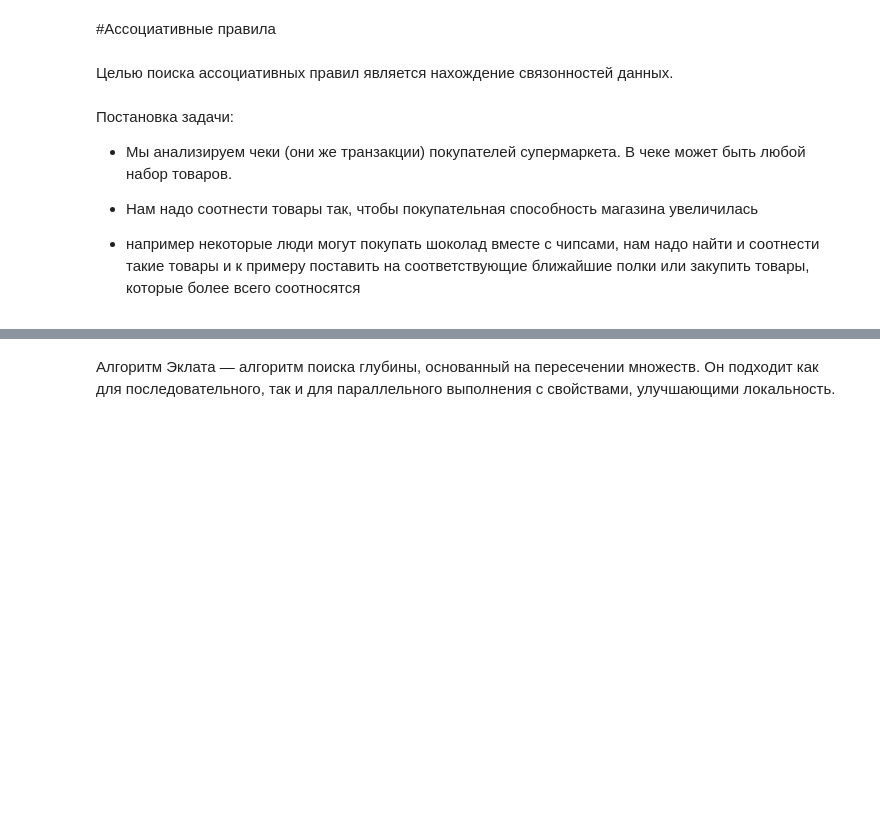
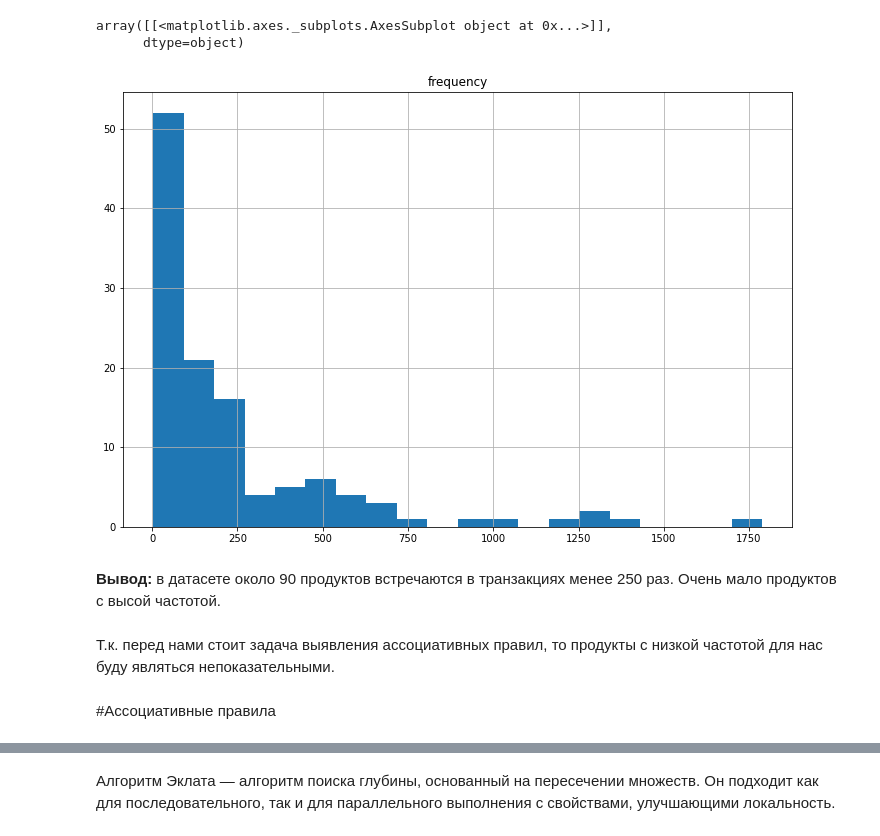
Before and after one commit to Timur2363V/Associative_rules, a Jupyter notebook: Association_rules.ipynb, the cells around one changed output, grey strips where cells are left out. Drawn from its saved outputs; the diff is of its cells as text; code cells hidden in the pictures; blank space fills up the shorter version.

```diff
--- a/Association_rules.ipynb
+++ b/Association_rules.ipynb
@@ -0,0 +49,2 @@
+# %%
+data_list.pop(0)
@@ -0,0 +80,6 @@
+# %%
+te = TransactionEncoder()
+te.fit(data_list)
+
+print("Список товаров: {}".format(te.columns_))
+print("Всего различных товаров: {}".format(len(te.columns_)))
@@ -0,0 +91,7 @@
+# %%
+import pandas as pd
+
+transactions_onehot = te.transform(data_list)
+
+df = pd.DataFrame(transactions_onehot, columns=te.columns_)
+df
@@ -0,0 +116,3 @@
+# %%
+frequency_list = pd.DataFrame(data=df.sum(axis=0)).reset_index().rename(columns={'index': 'item', 0: 'frequency'}).sort_values(by=['frequency'],ascending=False)
+frequency_list
@@ -1,12 +147,12 @@
+# %%
+frequency_list.hist(bins=20,figsize=(12,8))
+# %% [output]
+array([[<matplotlib.axes._subplots.AxesSubplot object at 0x...>]],
+      dtype=object)
+[figure, added]
+# %% [markdown]
+**Вывод:** в датасете около 90 продуктов встречаются в транзакциях менее 250 раз. Очень мало продуктов с высой частотой.
+# %% [markdown]
+Т.к. перед нами стоит задача выявления ассоциативных правил, то продукты с низкой частотой для нас буду являться непоказательными.
 # %% [markdown]
 #Ассоциативные правила
-# %% [markdown]
-Целью поиска ассоциативных правил является нахождение связонностей данных.
-# %% [markdown]
-Постановка задачи:
-
-- Мы анализируем чеки (они же транзакции) покупателей супермаркета. В чеке может быть любой набор товаров.
-
-- Нам надо соотнести товары так, чтобы покупательная способность магазина увеличилась
-
-- например некоторые люди могут покупать шоколад вместе с чипсами, нам надо найти и соотнести такие товары и к примеру поставить на соответствующие ближайшие полки или закупить товары, которые более всего соотносятся
```
Also changed, not shown: parts of 137 cells of this notebook.
